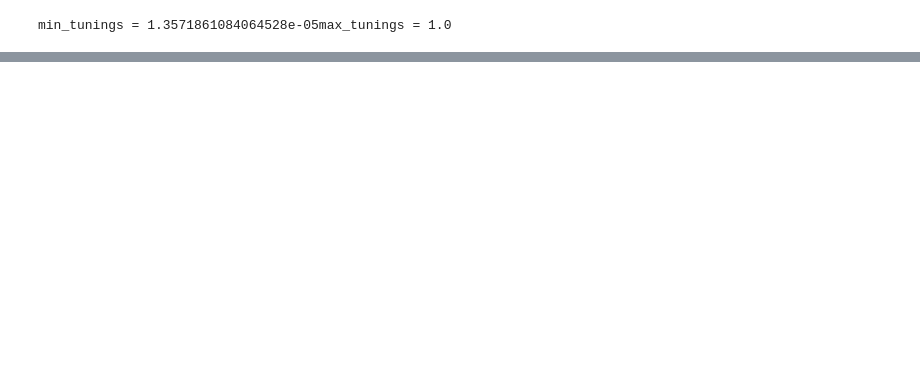
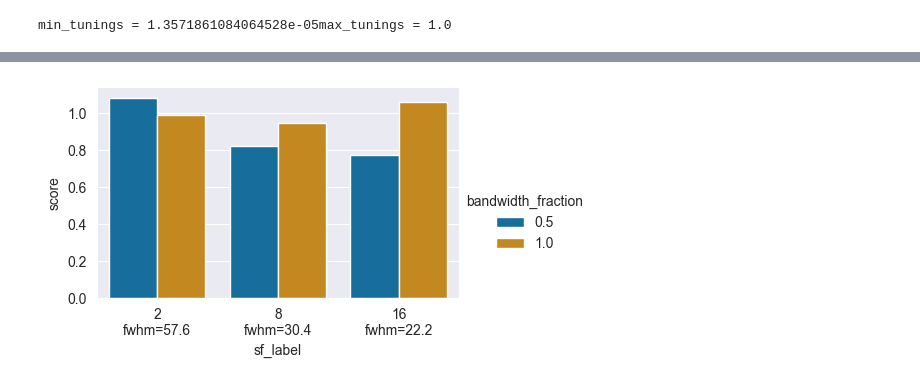
Before and after one commit to RichardJamesLeadbeater/TaskSpecificNeuralMechanismsShapeOrientationPerception, a Jupyter notebook: Modelling/Modelling Flow.ipynb, the cells around one changed output, grey strips where cells are left out. Saved outputs shown, nothing was run; the diff lists cells and outputs as text; code cells hidden in the pictures; blank space fills up the shorter version.

```diff
--- a/Modelling/Modelling Flow.ipynb
+++ b/Modelling/Modelling Flow.ipynb
@@ -171,0 +379,21 @@ params = {
+# %%
+'''
+Plotting OEI scores
+'''
+# Generate OEI scores for each condition combination
+cond_list = ['task', 'decoder', 'proportion_cardinal', 'bandwidth_fraction', 'noise_fraction', 'rmax_fraction', 'sf_label', 'cond_num']
+oei_scores = get_oei_data(plot_data, cond_list, ori_label='ori_std', dv='threshold')
+oei_scores = oei_scores[["score", *cond_list]]
+oei_scores = custom_sort(oei_scores, cols=['sf_label'], ordered_labels=[list(sf_map.values())])
+
+# Plot OEI scores for various conditions
+fig = sns.catplot(oei_scores, x="sf_label", y="score", hue="bandwidth_fraction",
+                  dodge=4, palette='colorblind',
+                  kind="bar", height=3, aspect=1.5)
+
+
+'''
+In the final implementation, multiple conditions are overlaid in a single plot for comparison.
+'''
+# %% [output]
+[figure, added]
```
Also changed, not shown: parts of 8 cells of this notebook, 3 other files.
